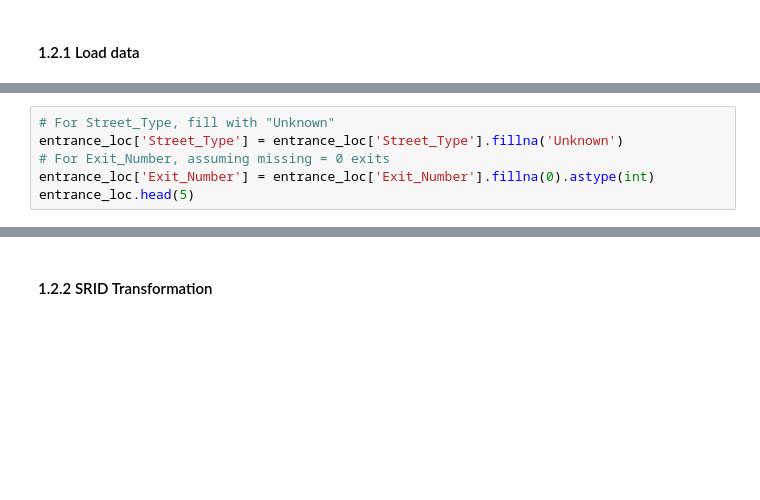
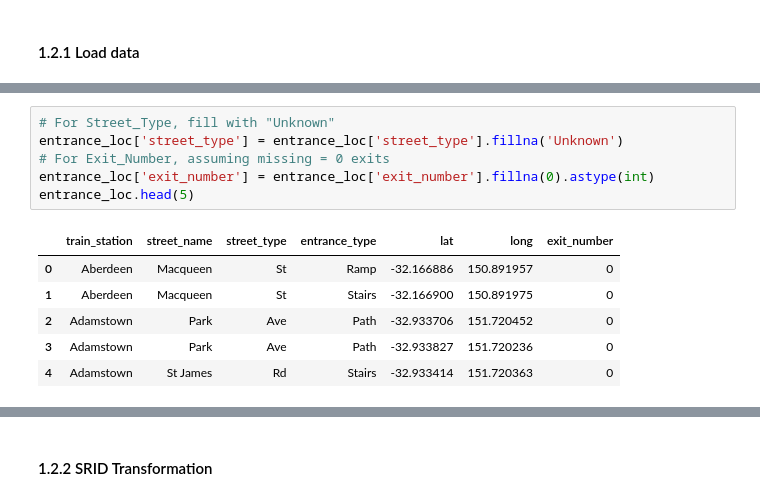
Before and after one commit to marydao21/2025-Winter-Data-Analysis-Challenge, a Jupyter notebook: Sydney Public Transport Analysis.ipynb, the cells around one changed output, grey strips where cells are left out. Drawn from its saved outputs; the diff is of its cells as text; blank space fills up the shorter version.

```diff
--- a/Sydney Public Transport Analysis.ipynb
+++ b/Sydney Public Transport Analysis.ipynb
@@ -213,7 +250,14 @@ print(f"Missing values per column:\n{null_val}")
 # %%
 # For Street_Type, fill with "Unknown"
-entrance_loc['Street_Type'] = entrance_loc['Street_Type'].fillna('Unknown')
+entrance_loc['street_type'] = entrance_loc['street_type'].fillna('Unknown')
 # For Exit_Number, assuming missing = 0 exits
-entrance_loc['Exit_Number'] = entrance_loc['Exit_Number'].fillna(0).astype(int)
+entrance_loc['exit_number'] = entrance_loc['exit_number'].fillna(0).astype(int)
 entrance_loc.head(5)
+# %% [output]
+|  | train_station | street_name | street_type | entrance_type | lat | long | exit_number |
+| 0 | Aberdeen | Macqueen | St | Ramp | -32.166886 | 150.891957 | 0 |
+| 1 | Aberdeen | Macqueen | St | Stairs | -32.166900 | 150.891975 | 0 |
+| 2 | Adamstown | Park | Ave | Path | -32.933706 | 151.720452 | 0 |
+| 3 | Adamstown | Park | Ave | Path | -32.933827 | 151.720236 | 0 |
+| 4 | Adamstown | St James | Rd | Stairs | -32.933414 | 151.720363 | 0 |
 # %%
```
Also changed, not shown: parts of 26 cells of this notebook.
